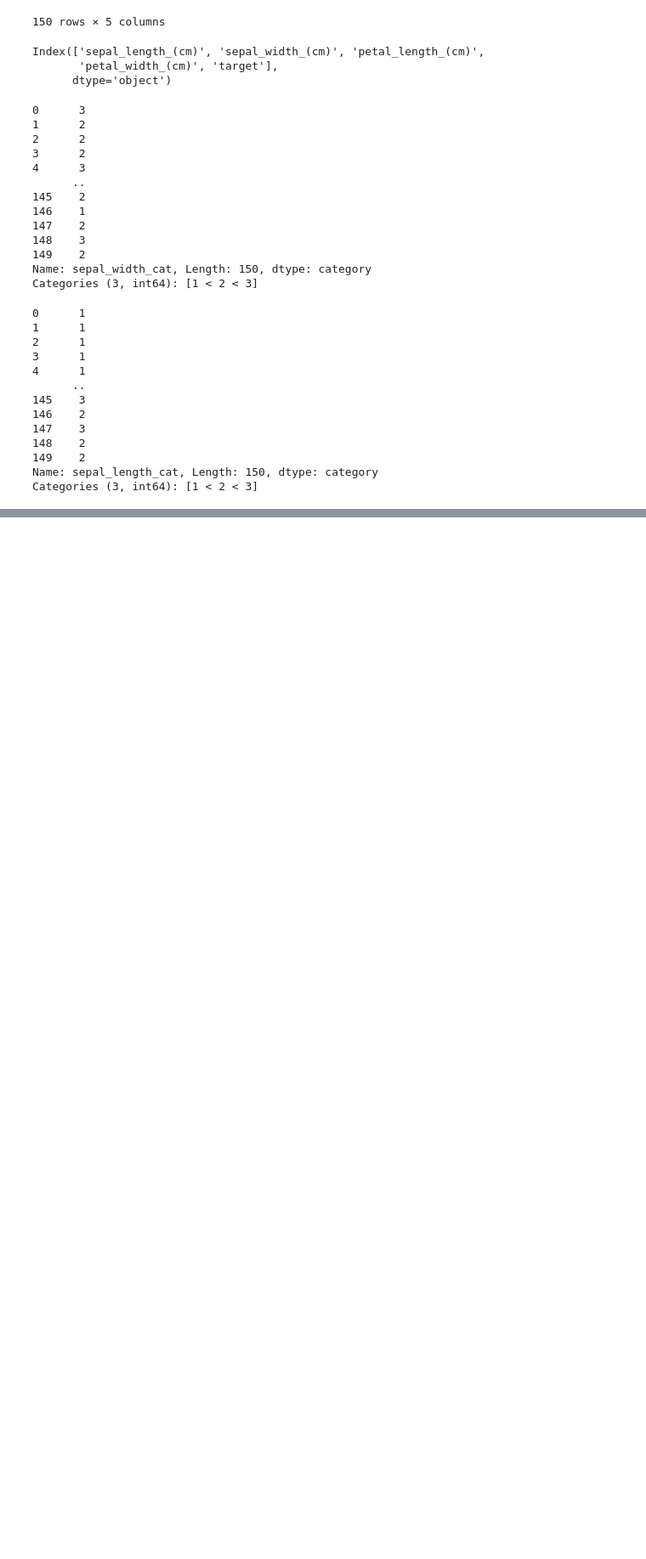
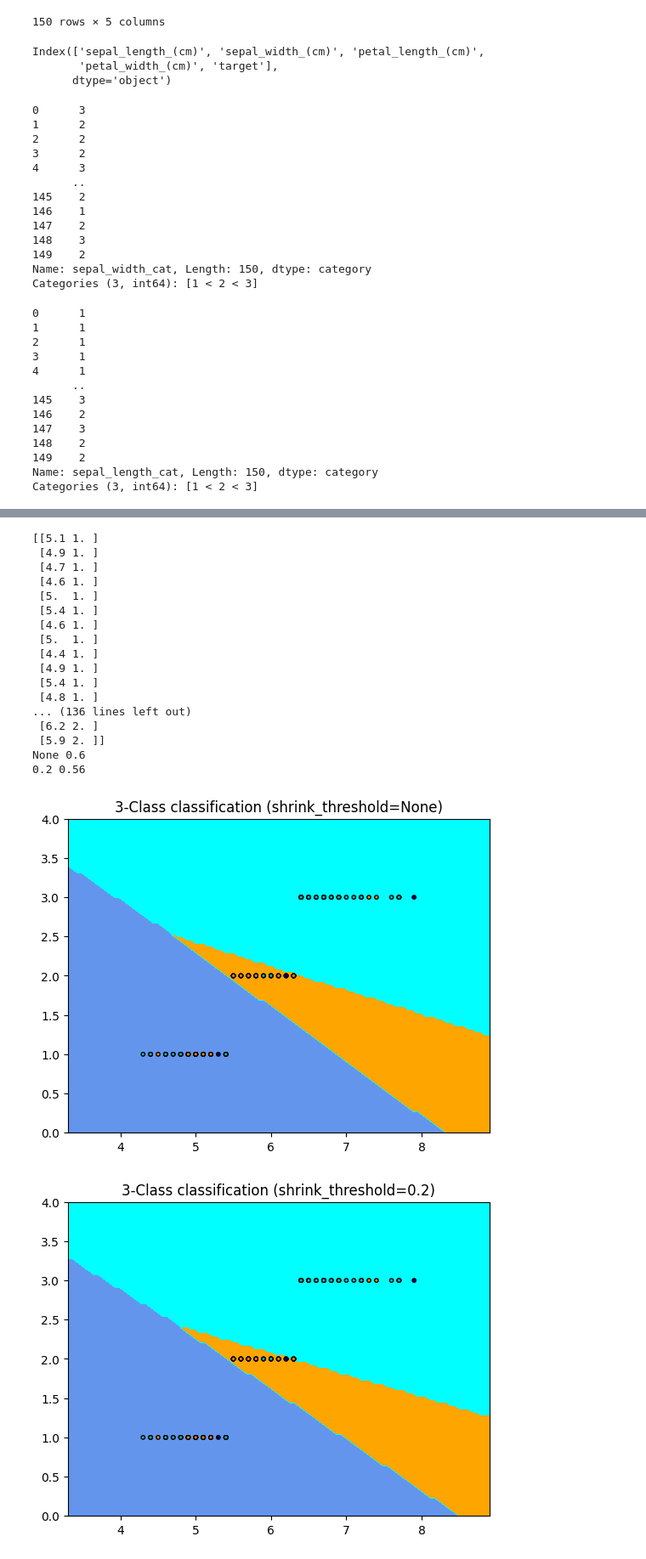
Before and after one commit to pau1ag/caso4, a Jupyter notebook: caso4.ipynb, the cells around one changed output, grey strips where cells are left out. Shown: that part at 85% size. Drawn from its saved outputs; the diff is of its cells as text; code cells hidden in the pictures; blank space fills up the shorter version.

```diff
--- a/caso4.ipynb
+++ b/caso4.ipynb
@@ -77,3 +77,6 @@ df["sepal_length_cat"]
 149    2
 Name: sepal_length_cat, Length: 150, dtype: category
 Categories (3, int64): [1 < 2 < 3]
+# %%
+y = df['sepal_width_cat']
+X = df.drop([ 'sepal_width_(cm)','sepal_width_cat'], axis = 1)
@@ -79,0 +157,57 @@ Categories (3, int64): [1 < 2 < 3]
+# %%
+import matplotlib.pyplot as plt
+import numpy as np
+from matplotlib.colors import ListedColormap
+
+from sklearn import datasets
+from sklearn.inspection import DecisionBoundaryDisplay
+from sklearn.neighbors import NearestCentroid
+
+# Suponiendo que X es un DataFrame de pandas
+X_2d = X[["sepal_length_(cm)","sepal_length_cat"]].to_numpy()
+y = df['sepal_width_cat']
+# Ahora X_2d será un arreglo NumPy bidimensional con las dos variables seleccionadas
+print(X_2d)
+
+# Create color maps
+cmap_light = ListedColormap(["orange", "cyan", "cornflowerblue"])
+cmap_bold = ListedColormap(["darkorange", "c", "darkblue"])
+
+for shrinkage in [None, 0.2]:
+    # we create an instance of Nearest Centroid Classifier and fit the data.
+    clf = NearestCentroid(shrink_threshold=shrinkage)
+    clf.fit(X_2d, y)
+    y_pred = clf.predict(X_2d)
+    print(shrinkage, np.mean(y == y_pred))
+
+    _, ax = plt.subplots()
+    DecisionBoundaryDisplay.from_estimator(
+        clf, X_2d, cmap=cmap_light, ax=ax, response_method="predict"
+    )
+
+    # Plot also the training points
+    plt.scatter(X_2d[:, 0],X_2d[:, 1], c=y, cmap=cmap_bold, edgecolor="k", s=10)
+    plt.title("3-Class classification (shrink_threshold=%r)" % shrinkage)
+    plt.axis("tight")
+
+plt.show()
+# %% [output]
+[[5.1 1. ]
+ [4.9 1. ]
+ [4.7 1. ]
+ [4.6 1. ]
+ [5.  1. ]
+ [5.4 1. ]
+ [4.6 1. ]
+ [5.  1. ]
+ [4.4 1. ]
+ [4.9 1. ]
+ [5.4 1. ]
+ [4.8 1. ]
+... (136 lines left out)
+ [6.2 2. ]
+ [5.9 2. ]]
+None 0.6
+0.2 0.56
+[figure, added]
+[figure, added]
```
Also changed, not shown: parts of 7 cells of this notebook, 1 other file.
